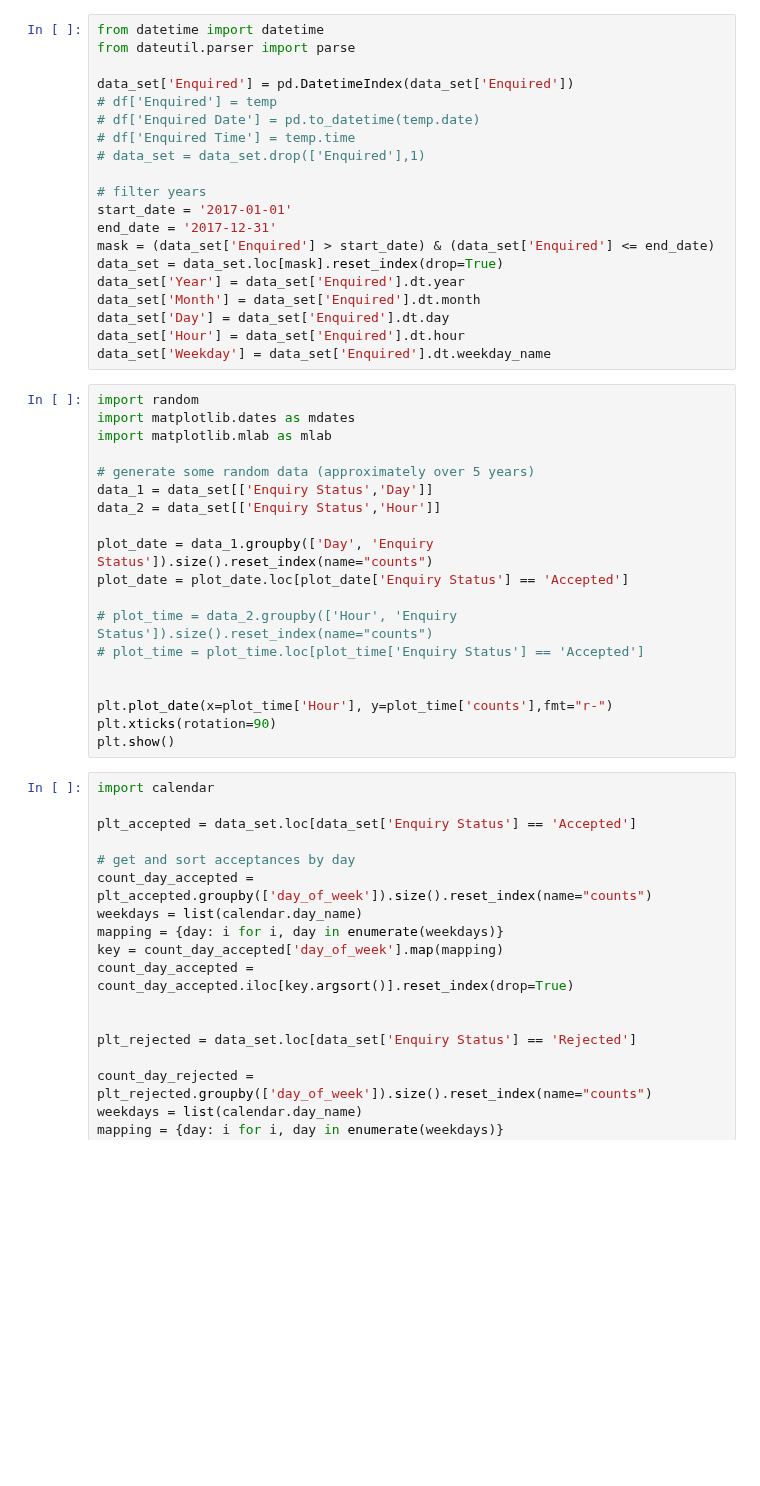
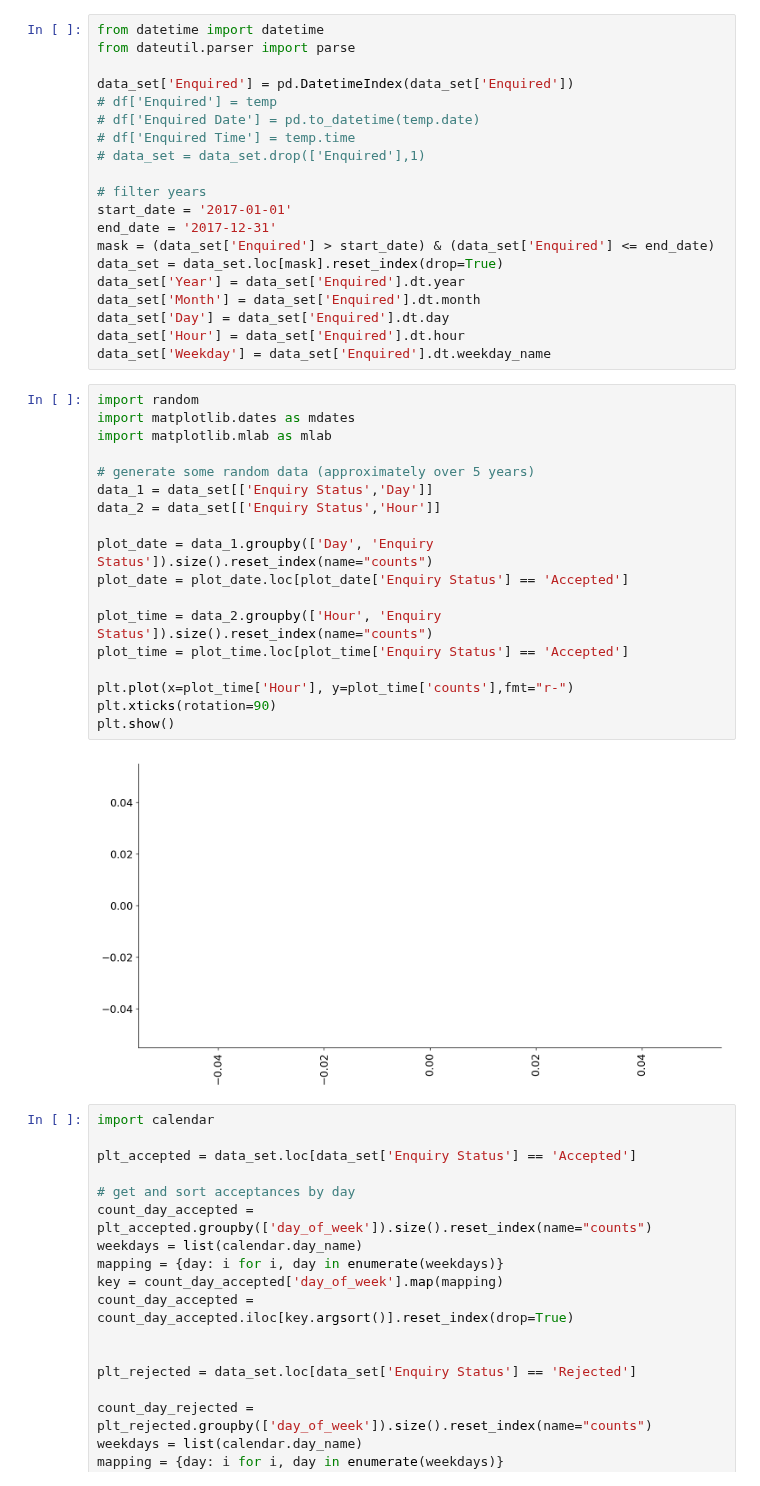
Before and after one commit to MagicMike90/customer-interest, a Jupyter notebook: enquiry.ipynb, the cells around one changed output. Cells and saved outputs as stored; diff of their text form; blank space fills up the shorter version.

```diff
--- a/enquiry.ipynb
+++ b/enquiry.ipynb
@@ -72,22 +72,23 @@ data_set['Weekday'] = data_set['Enquired'].dt.weekday_name
 # %%
 import random
 import matplotlib.dates as mdates
 import matplotlib.mlab as mlab
 
 # generate some random data (approximately over 5 years)
 data_1 = data_set[['Enquiry Status','Day']]
 data_2 = data_set[['Enquiry Status','Hour']]
 
 plot_date = data_1.groupby(['Day', 'Enquiry Status']).size().reset_index(name="counts")
 plot_date = plot_date.loc[plot_date['Enquiry Status'] == 'Accepted']
 
-# plot_time = data_2.groupby(['Hour', 'Enquiry Status']).size().reset_index(name="counts")
-# plot_time = plot_time.loc[plot_time['Enquiry Status'] == 'Accepted']
+plot_time = data_2.groupby(['Hour', 'Enquiry Status']).size().reset_index(name="counts")
+plot_time = plot_time.loc[plot_time['Enquiry Status'] == 'Accepted']
 
-
-plt.plot_date(x=plot_time['Hour'], y=plot_time['counts'],fmt="r-")
+plt.plot(x=plot_time['Hour'], y=plot_time['counts'],fmt="r-")
 plt.xticks(rotation=90)
 plt.show()
+# %% [output]
+[figure, added]
 # %%
 import calendar
 
```
